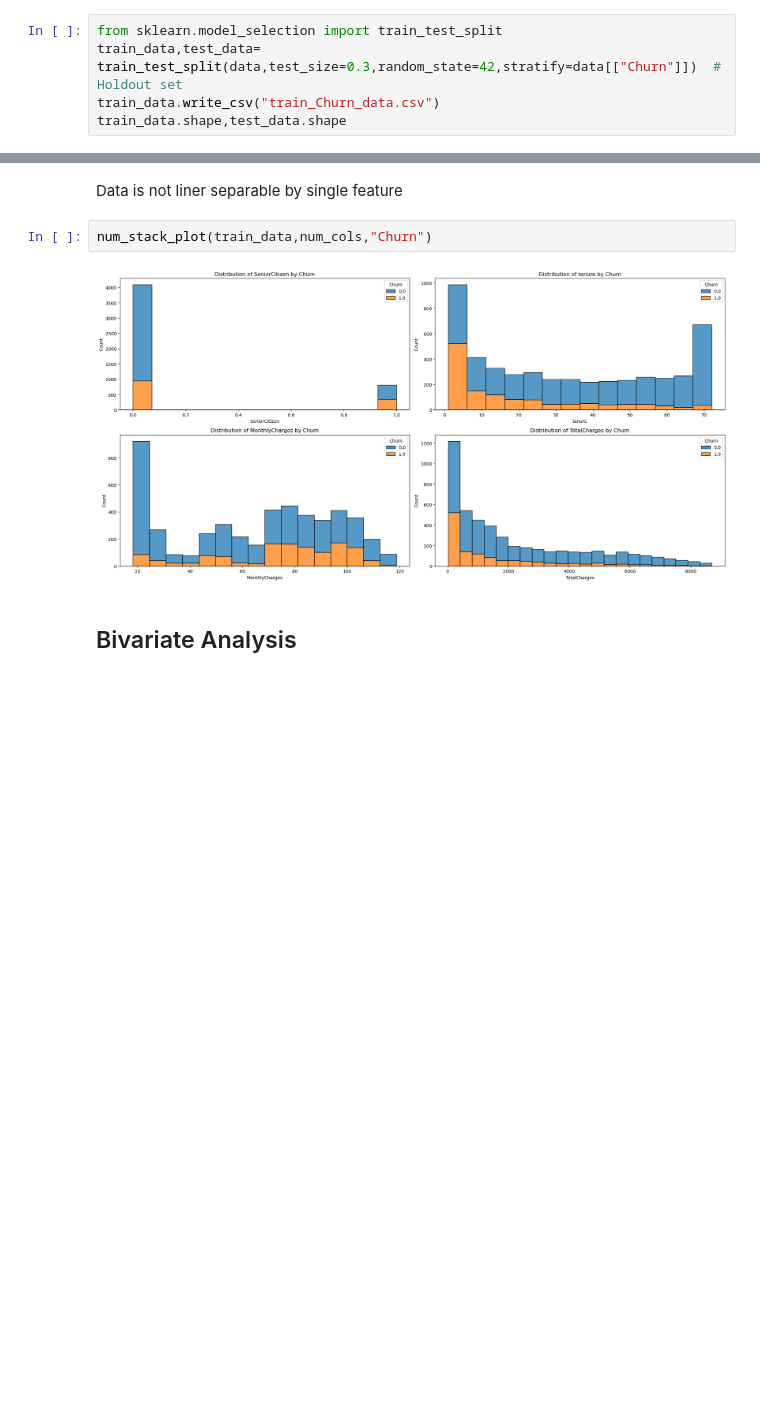
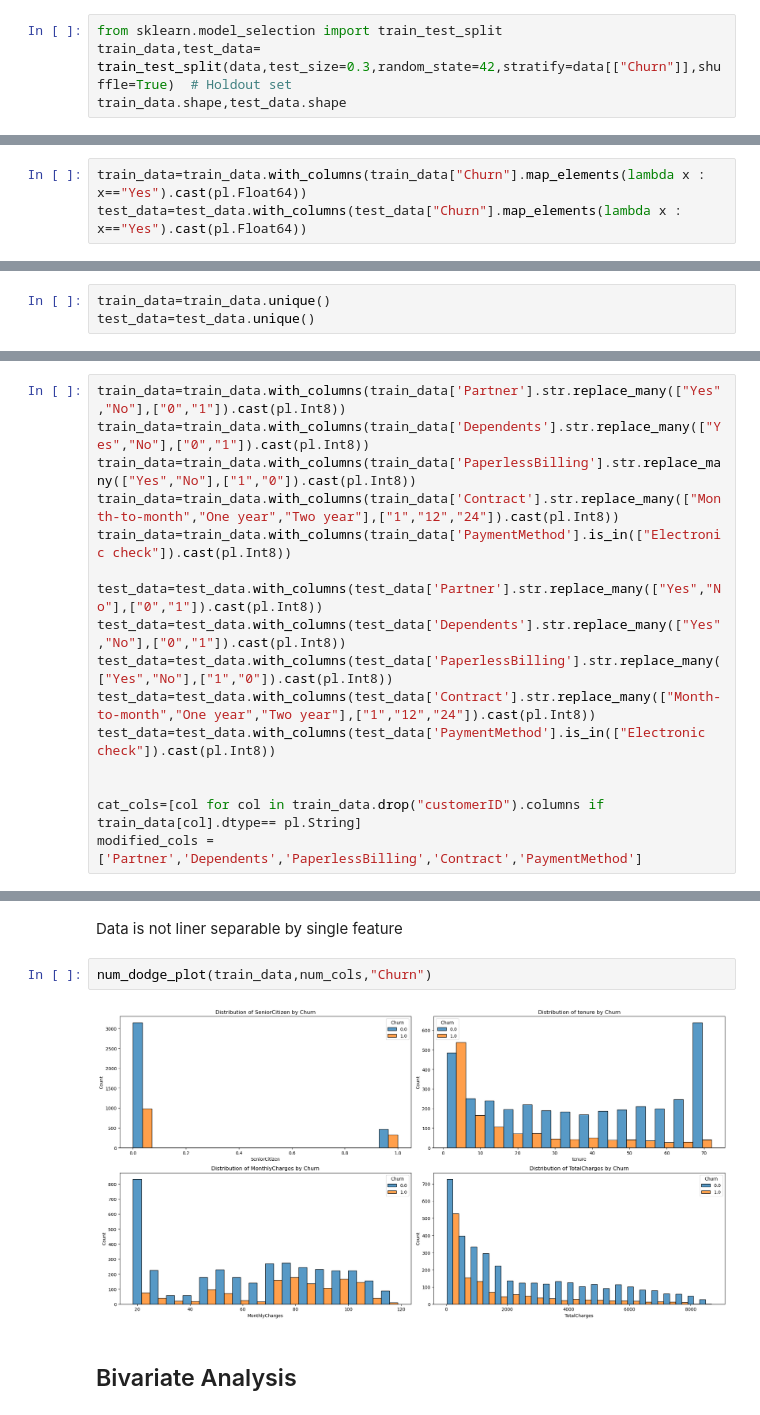
Before and after one commit to Ravikumarchavva/ML_Playground, a Jupyter notebook: week2_BinaryClassification/Day1_preprocess_Eda/perprocess.ipynb, the cells around one changed output, grey strips where cells are left out. Drawn from its saved outputs; the diff is of its cells as text; blank space fills up the shorter version.

```diff
--- a/week2_BinaryClassification/Day1_preprocess_Eda/perprocess.ipynb
+++ b/week2_BinaryClassification/Day1_preprocess_Eda/perprocess.ipynb
@@ -38,7 +29,6 @@ data=data.with_columns(data["Churn"].map_elements(lambda x : x=="Yes").cast(pl.F
 ## PreSplitting
 # %%
 from sklearn.model_selection import train_test_split
-train_data,test_data= train_test_split(data,test_size=0.3,random_state=42,stratify=data[["Churn"]])  # Holdout set
-train_data.write_csv("train_Churn_data.csv")
+train_data,test_data= train_test_split(data,test_size=0.3,random_state=42,stratify=data[["Churn"]],shuffle=True)  # Holdout set
 train_data.shape,test_data.shape
 # %% [output]
@@ -87,0 +78,3 @@ plt.show()
+# %%
+train_data=train_data.with_columns(train_data["Churn"].map_elements(lambda x : x=="Yes").cast(pl.Float64))
+test_data=test_data.with_columns(test_data["Churn"].map_elements(lambda x : x=="Yes").cast(pl.Float64))
@@ -88,3 +83,6 @@ plt.show()
+# %%
+train_data=train_data.unique()
+test_data=test_data.unique()
 # %% [markdown]
 # Imbalanced dataSet
 # %%
@@ -135,0 +136,16 @@ cat_cols.remove("PhoneService")
+# %%
+train_data=train_data.with_columns(train_data['Partner'].str.replace_many(["Yes","No"],["0","1"]).cast(pl.Int8))
+train_data=train_data.with_columns(train_data['Dependents'].str.replace_many(["Yes","No"],["0","1"]).cast(pl.Int8))
+train_data=train_data.with_columns(train_data['PaperlessBilling'].str.replace_many(["Yes","No"],["1","0"]).cast(pl.Int8))
+train_data=train_data.with_columns(train_data['Contract'].str.replace_many(["Month-to-month","One year","Two year"],["1","12","24"]).cast(pl.Int8))
+train_data=train_data.with_columns(train_data['PaymentMethod'].is_in(["Electronic check"]).cast(pl.Int8))
+
+test_data=test_data.with_columns(test_data['Partner'].str.replace_many(["Yes","No"],["0","1"]).cast(pl.Int8))
+test_data=test_data.with_columns(test_data['Dependents'].str.replace_many(["Yes","No"],["0","1"]).cast(pl.Int8))
+test_data=test_data.with_columns(test_data['PaperlessBilling'].str.replace_many(["Yes","No"],["1","0"]).cast(pl.Int8))
+test_data=test_data.with_columns(test_data['Contract'].str.replace_many(["Month-to-month","One year","Two year"],["1","12","24"]).cast(pl.Int8))
+test_data=test_data.with_columns(test_data['PaymentMethod'].is_in(["Electronic check"]).cast(pl.Int8))
+
+
+cat_cols=[col for col in train_data.drop("customerID").columns if train_data[col].dtype== pl.String]
+modified_cols = ['Partner','Dependents','PaperlessBilling','Contract','PaymentMethod']
@@ -153,9 +174,9 @@ univariavte_lineplots(df_Churn, df_notChurn, num_cols)
 # %% [markdown]
 Data is not liner separable by single feature
 # %%
-num_stack_plot(train_data,num_cols,"Churn")
+num_dodge_plot(train_data,num_cols,"Churn")
 # %% [output]
-[figure, old version]
+[figure, new version]
 # %% [markdown]
 ## Bivariate Analysis
 # %%
```
Also changed, not shown: parts of 30 cells of this notebook, 25 other files.
